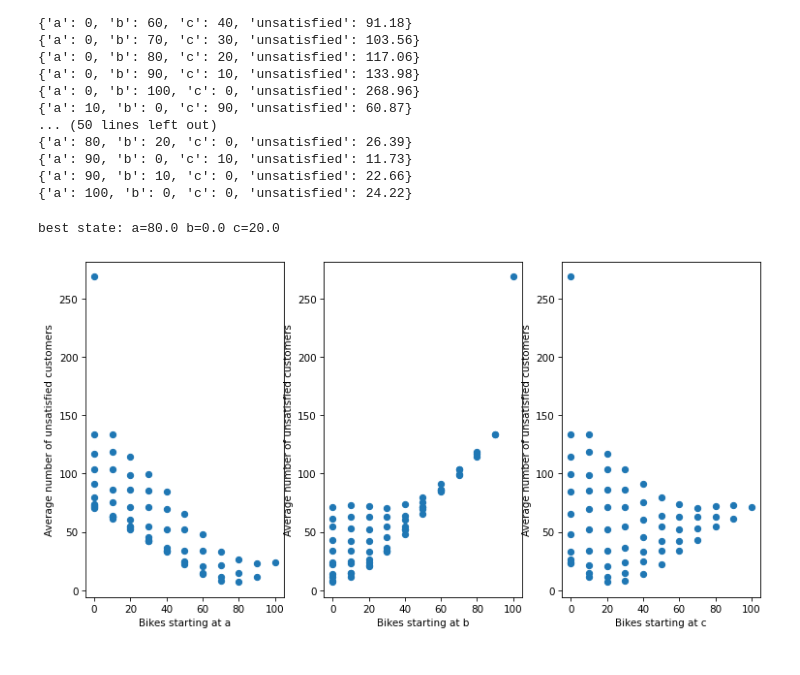
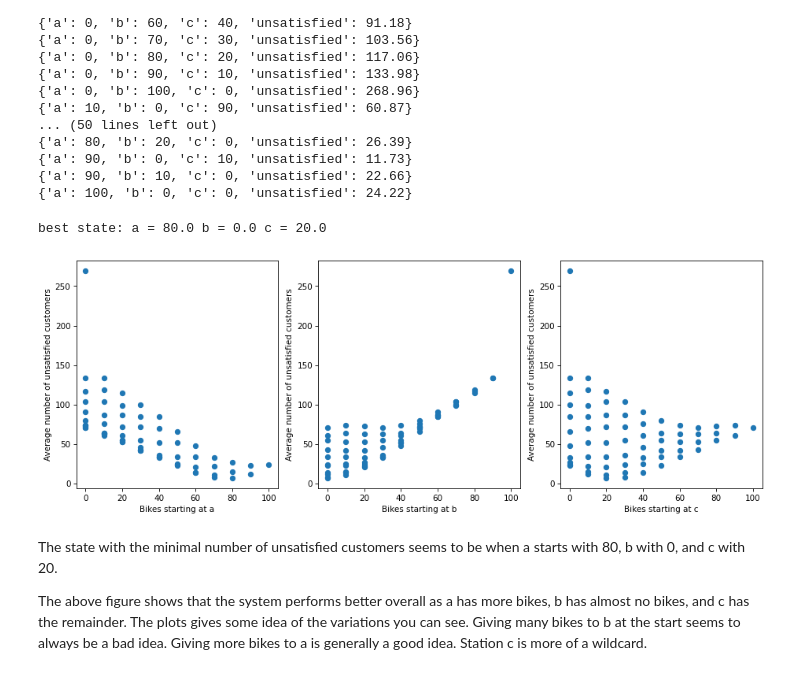
Before and after one commit to jakeb245/phys441, a Jupyter notebook: Assignments/assignment4/question3.ipynb, the cells around one changed output. Drawn from its saved outputs; the diff is of its cells as text; code cells hidden in the pictures.

```diff
--- a/Assignments/assignment4/question3.ipynb
+++ b/Assignments/assignment4/question3.ipynb
@@ -193,23 +193,27 @@ state_results.to_csv('question3.csv')
 # %%
 run_from_csv = True
 if run_from_csv:
     state_results = pd.read_csv('question3.csv')
 
 best_state_index = state_results.sort_values('unsatisfied').index[0]
 best_state = state_results.loc[best_state_index]
 print(f"best state: a = {best_state.a} b = {best_state.b} c = {best_state.c}")
 
-fig, ax = plt.subplots(1,3, figsize=(12,6))
+fig, ax = plt.subplots(1,3, figsize=(15,5))
 ax[0].plot(state_results['a'], state_results['unsatisfied'], 'o',)
 ax[0].set_xlabel('Bikes starting at a')
 ax[0].set_ylabel('Average number of unsatisfied customers')
 ax[1].plot(state_results['b'], state_results['unsatisfied'], 'o',)
 ax[1].set_xlabel('Bikes starting at b')
 ax[1].set_ylabel('Average number of unsatisfied customers')
 ax[2].plot(state_results['c'], state_results['unsatisfied'], 'o',)
 ax[2].set_xlabel('Bikes starting at c')
 ax[2].set_ylabel('Average number of unsatisfied customers')
 plt.show()
 # %% [output]
-best state: a=80.0 b=0.0 c=20.0
+best state: a = 80.0 b = 0.0 c = 20.0
-[figure, old version]
+[figure, new version]
+# %% [markdown]
+The state with the minimal number of unsatisfied customers seems to be when a starts with 80, b with 0, and c with 20.
+
+The above figure shows that the system performs better overall as a has more bikes, b has almost no bikes, and c has the remainder. The plots gives some idea of the variations you can see. Giving many bikes to b at the start seems to always be a bad idea. Giving more bikes to a is generally a good idea. Station c is more of a wildcard.
```
